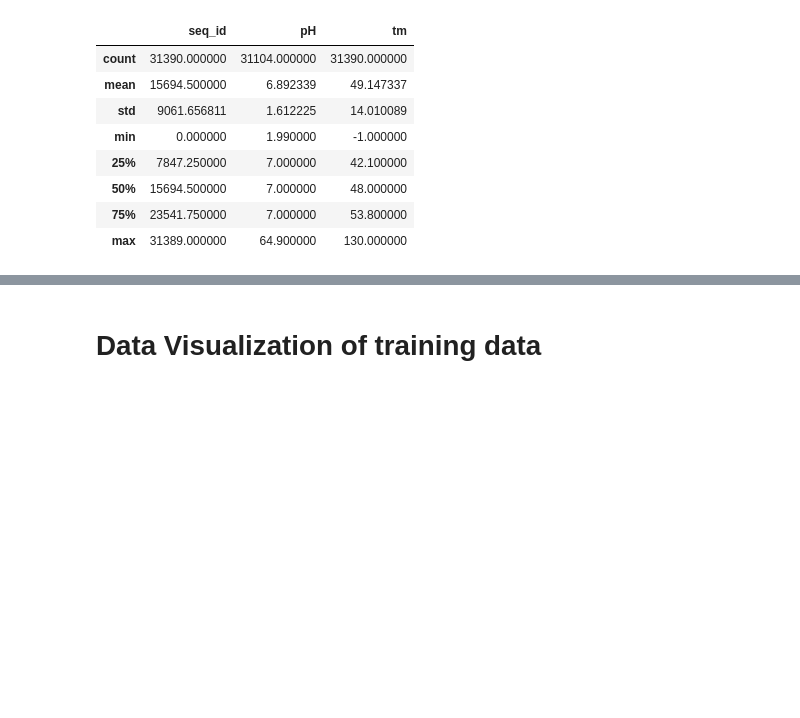
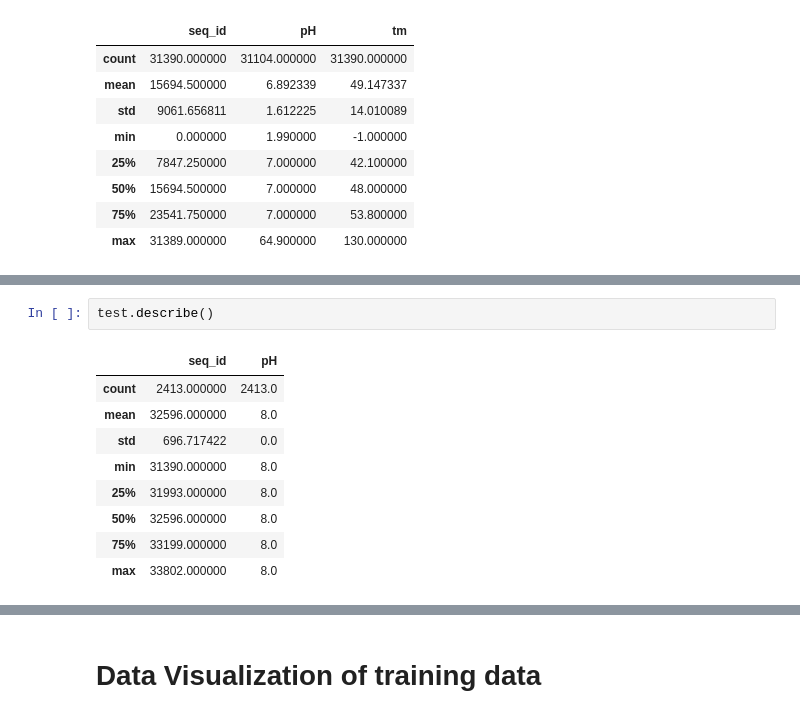
Before and after one commit to UlrikThygePedersen/Machine_Learning_Models, a Jupyter notebook: Models/Novozymes Enzyme Stability Prediction/Novozymes_Kaggle_Model.ipynb, the cells around one changed output, grey strips where cells are left out. Cells and saved outputs as stored; diff of their text form; blank space fills up the shorter version.

```diff
--- a/Models/Novozymes Enzyme Stability Prediction/Novozymes_Kaggle_Model.ipynb
+++ b/Models/Novozymes Enzyme Stability Prediction/Novozymes_Kaggle_Model.ipynb
@@ -210,6 +196,18 @@ train.head()
 | 31388 | 31388 | 7.0 | 50.7 | 47 | 5 | 34 | 36 | 23 | 52 | 11 | ... | ... |
 | 31389 | 31389 | 7.0 | 37.6 | 34 | 5 | 15 | 32 | 26 | 24 | 21 | ... | ... |
 31390 rows × 23 columns
+# %%
+test.describe()
+# %% [output]
+|  | seq_id | pH |
+| count | 2413.000000 | 2413.0 |
+| mean | 32596.000000 | 8.0 |
+| std | 696.717422 | 0.0 |
+| min | 31390.000000 | 8.0 |
+| 25% | 31993.000000 | 8.0 |
+| 50% | 32596.000000 | 8.0 |
+| 75% | 33199.000000 | 8.0 |
+| max | 33802.000000 | 8.0 |
 # %%
 # Replace sequence with count of individual amino acids in the test set and drop unused columns
 
```
Also changed, not shown: parts of 18 cells of this notebook.
